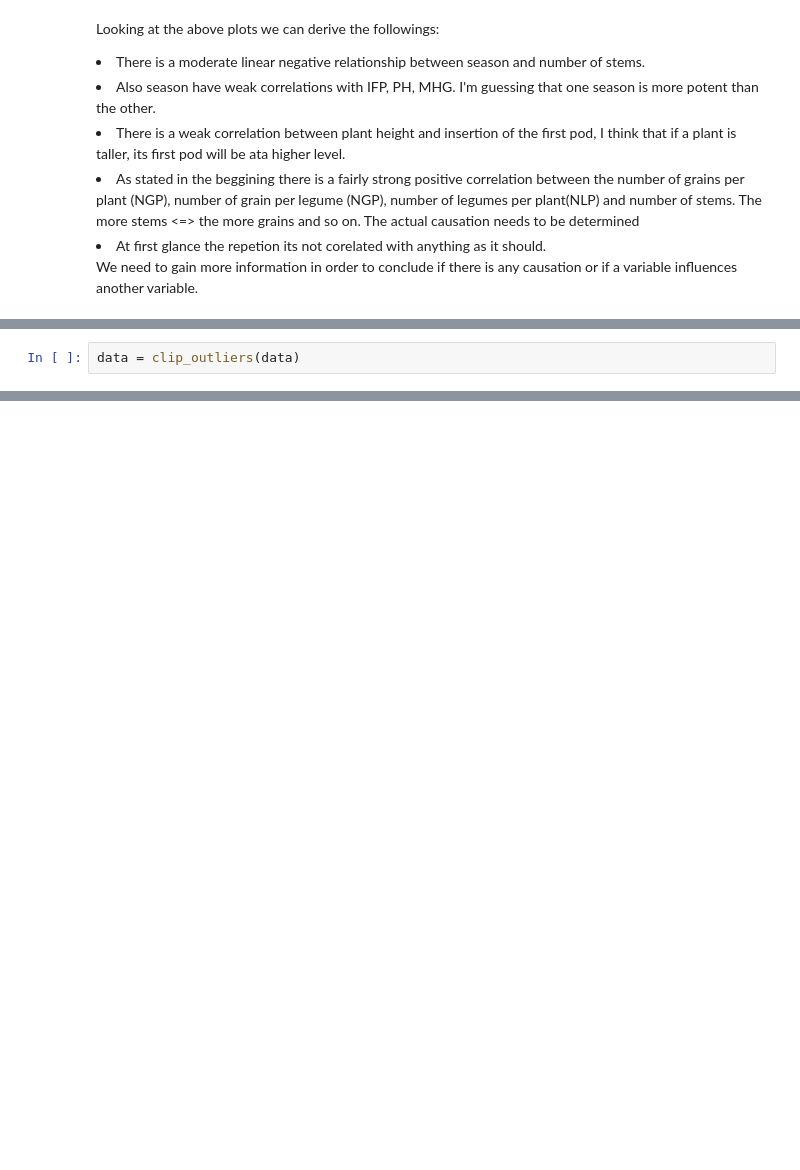
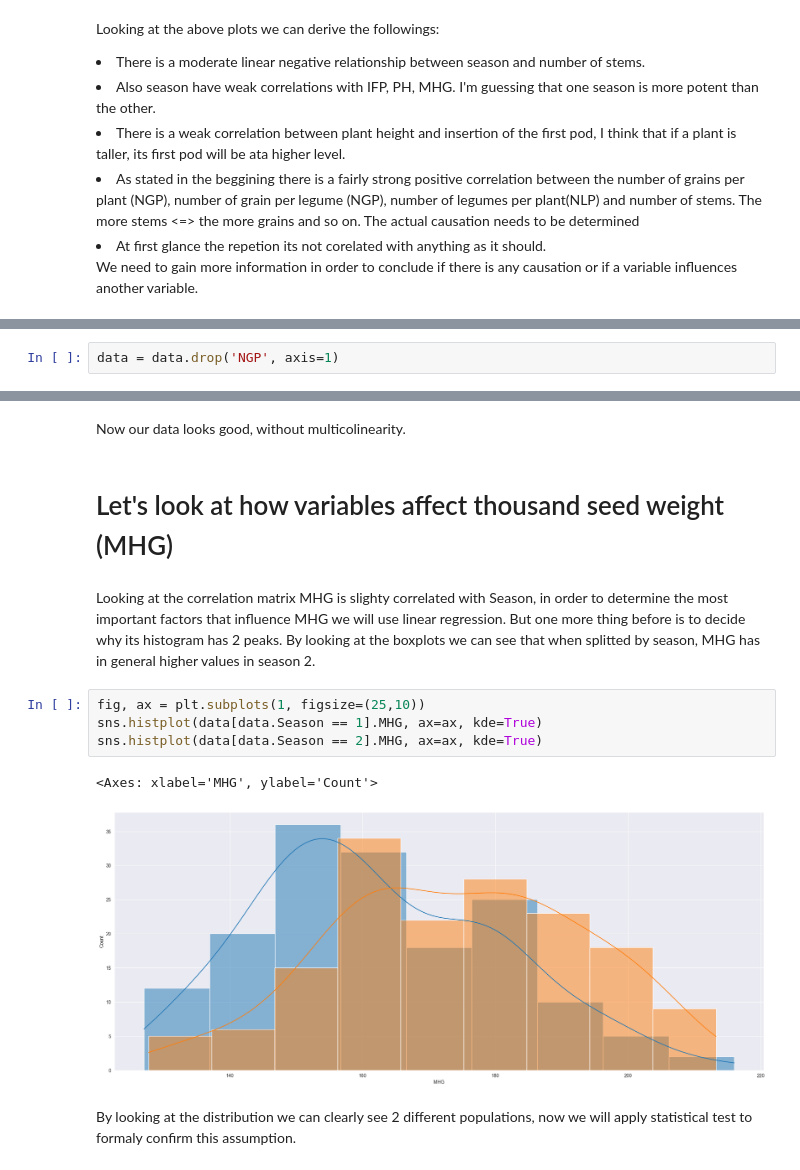
Before and after one commit to cata1212112/SoybeanCultivars, a Jupyter notebook: main.ipynb, the cells around one changed output, grey strips where cells are left out. Drawn from its saved outputs; the diff is of its cells as text; blank space fills up the shorter version.

```diff
--- a/main.ipynb
+++ b/main.ipynb
@@ -307,2 +177,0 @@ f_classif(data[NON_MHG], data['MHG'])
-# %%
-data = clip_outliers(data)
@@ -349,0 +278,2 @@ array([[1.        , 0.24160019],
+# %%
+data = data.drop('NGP', axis=1)
@@ -349,0 +295,15 @@ array([[1.        , 0.24160019],
+# %% [markdown]
+Now our data looks good, without multicolinearity.
+# %% [markdown]
+# Let's look at how variables affect thousand seed weight (MHG)
+# %% [markdown]
+Looking at the correlation matrix MHG is slighty correlated with Season, in order to determine the most important factors that influence MHG we will use linear regression. But one more thing before is to decide why its histogram has 2 peaks. By looking at the boxplots we can see that when splitted by season, MHG has in general higher values in season 2.
+# %%
+fig, ax = plt.subplots(1, figsize=(25,10))
+sns.histplot(data[data.Season == 1].MHG, ax=ax, kde=True)
+sns.histplot(data[data.Season == 2].MHG, ax=ax, kde=True)
+# %% [output]
+<Axes: xlabel='MHG', ylabel='Count'>
+[figure, added]
+# %% [markdown]
+By looking at the distribution we can clearly see 2 different populations, now we will apply statistical test to formaly confirm this assumption.
```
Also changed, not shown: parts of 71 cells of this notebook, 1 other file.
